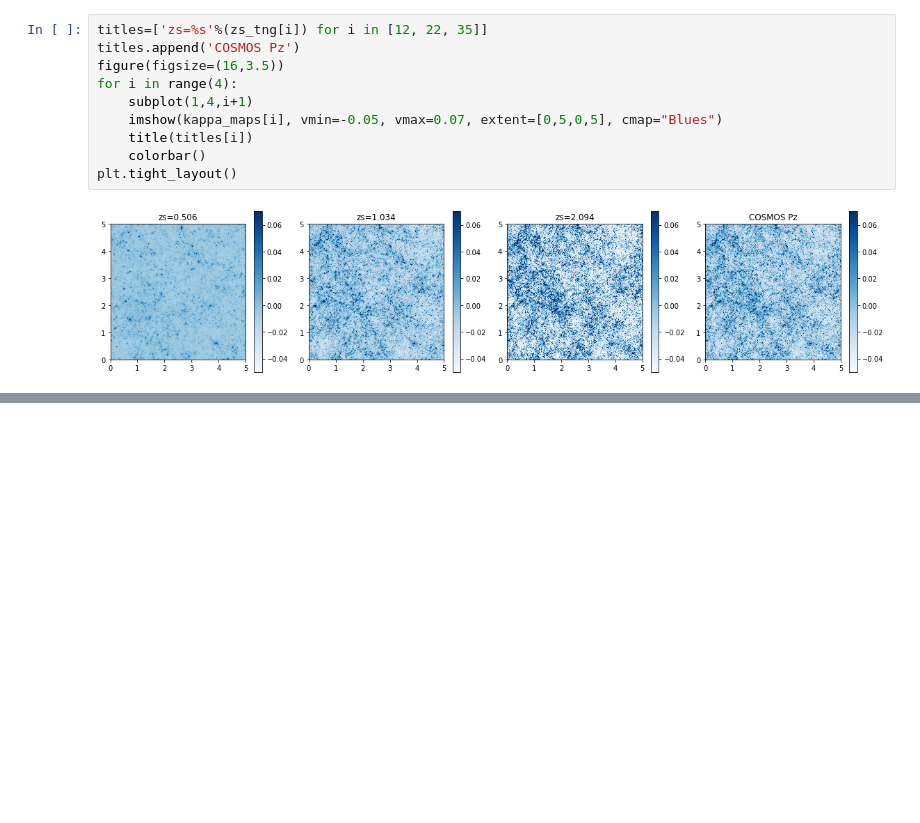
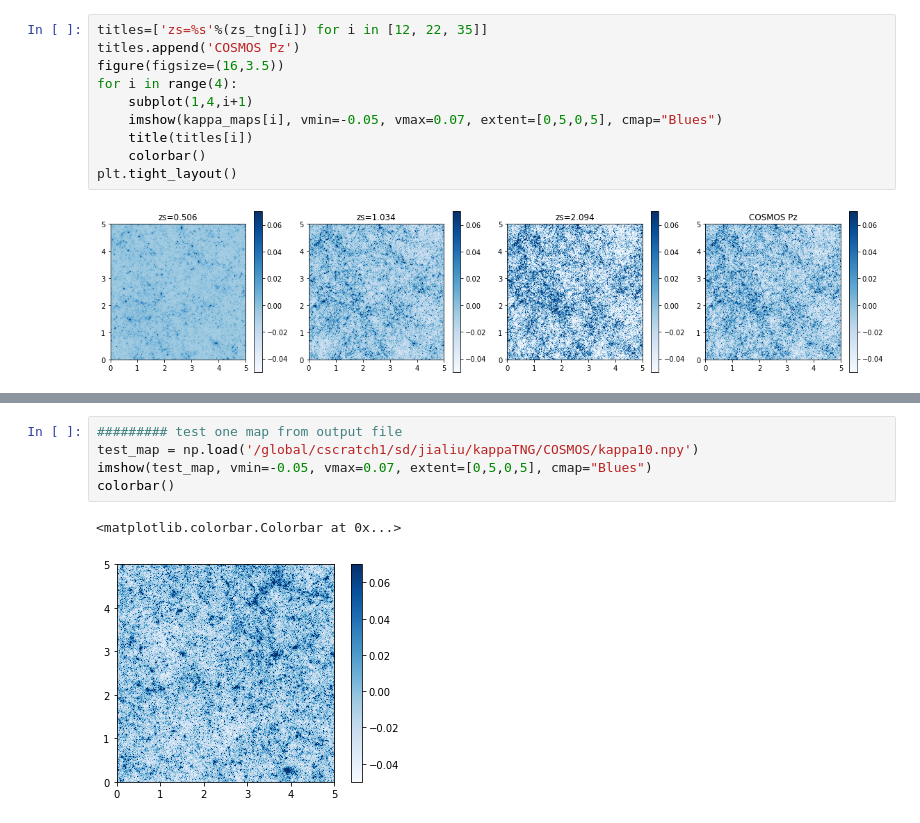
Before and after one commit to liuxx479/pzCOSMOS, a Jupyter notebook: kappaTNG_COSMOS.ipynb, the cells around one changed output, grey strips where cells are left out. Cells and saved outputs as stored; diff of their text form; blank space fills up the shorter version.

```diff
--- a/kappaTNG_COSMOS.ipynb
+++ b/kappaTNG_COSMOS.ipynb
@@ -119,0 +98,8 @@ KeyboardInterrupt:
+# %%
+######### test one map from output file
+test_map = np.load('/global/cscratch1/sd/jialiu/kappaTNG/COSMOS/kappa10.npy')
+imshow(test_map, vmin=-0.05, vmax=0.07, extent=[0,5,0,5], cmap="Blues")
+colorbar()
+# %% [output]
+<matplotlib.colorbar.Colorbar at 0x...>
+[figure, added]
```
Also changed, not shown: parts of 3 cells of this notebook.
